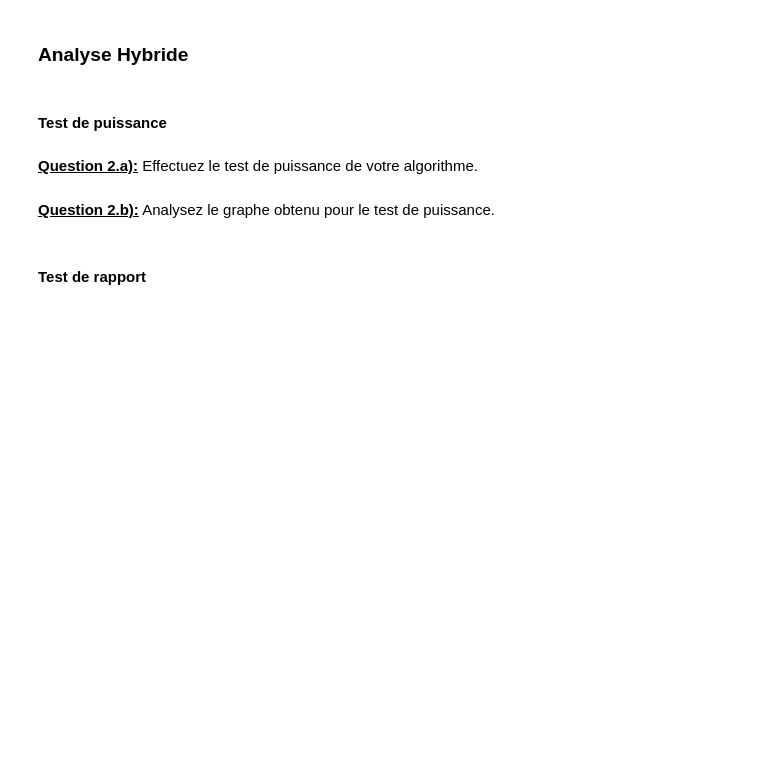
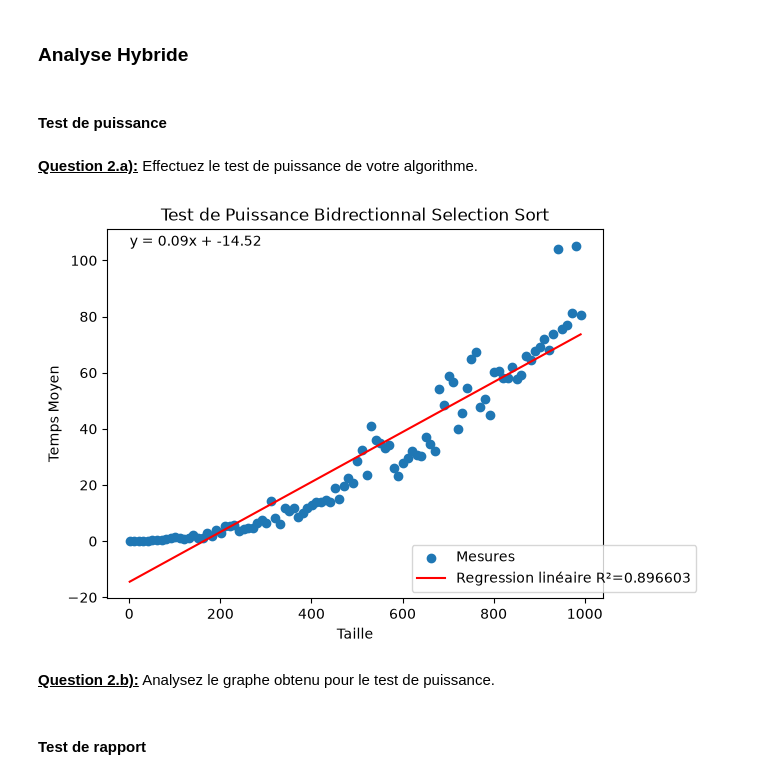
Before and after one commit to djomajeff/tp1-analyse-conception-algorithme, a Jupyter notebook: tp1_squelette.ipynb, the cells around one changed output. Drawn from its saved outputs; the diff is of its cells as text; code cells hidden in the pictures; blank space fills up the shorter version.

```diff
--- a/tp1_squelette.ipynb
+++ b/tp1_squelette.ipynb
@@ -497,0 +542,3 @@ def bidirectional_selection_sort(original: list[int]) -> list[int]:
+# %%
+bi_directional_problems = make_problems([x for x in range(1, 1000, 10)], 50)
+bi_directional_measures = measure_range(procedure=bidirectional_selection_sort, problems=bi_directional_problems, time_scale=2000)
@@ -506,3 +571,10 @@ def bidirectional_selection_sort(original: list[int]) -> list[int]:
+# %%
+data = {}
+for m in bi_directional_measures:
+  data[m.size] = m.mean
+test_de_puissance(data=data, x_label='Taille', y_label='Temps Moyen', title="Test de Puissance Bidrectionnal Selection Sort")
+# %% [output]
+[figure, added]
 # %% [markdown]
 <u>**Question 2.b):**</u> Analysez le graphe obtenu pour le test de puissance.
 # %% [markdown]
```
Also changed, not shown: parts of 20 cells of this notebook.
